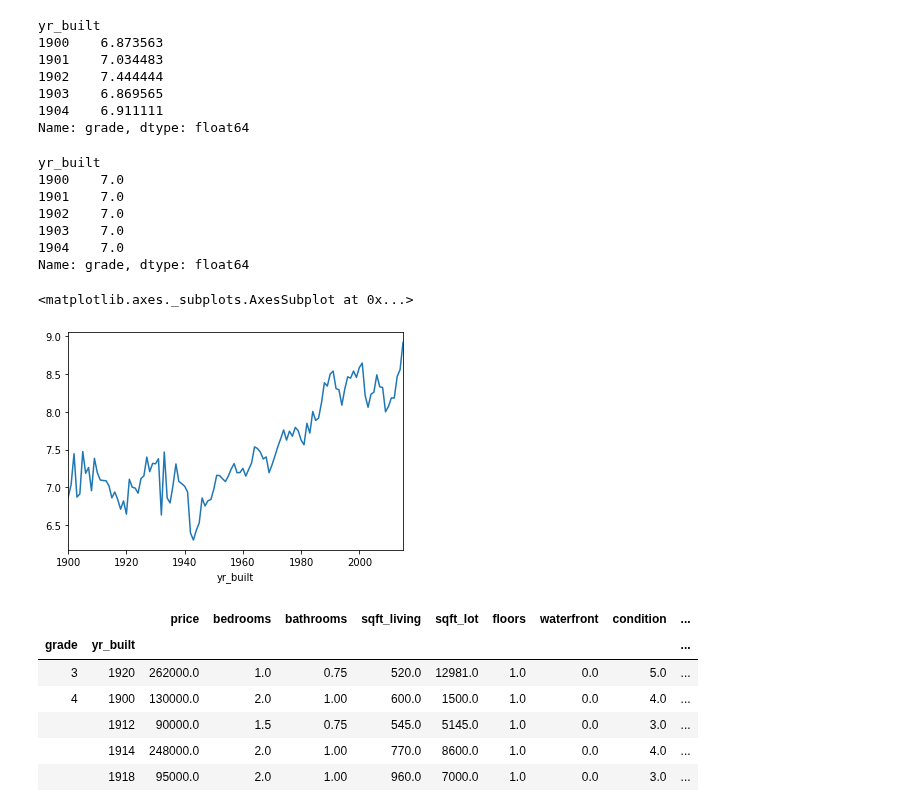
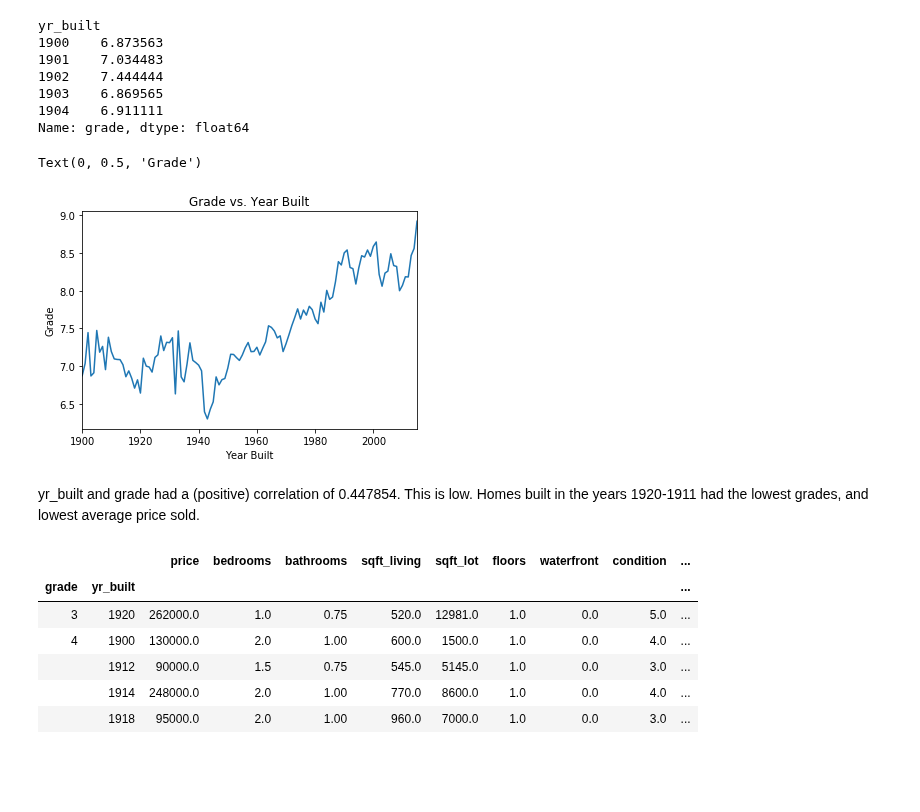
Before and after one commit to EricaSG/dsc-mod-2-project-v2-1-onl01-dtsc-ft-041320, a Jupyter notebook: Question3.ipynb, the cells around one changed output. Drawn from its saved outputs; the diff is of its cells as text; code cells hidden in the pictures; blank space fills up the shorter version.

```diff
--- a/Question3.ipynb
+++ b/Question3.ipynb
@@ -65,22 +73,16 @@ yr_built
 1903    6.869565
 1904    6.911111
 Name: grade, dtype: float64
-# %%
-grade_build = df.groupby('yr_built')['grade'].median()
-grade_build.head()
-# %% [output]
-yr_built
-1900    7.0
-1901    7.0
-1902    7.0
-1903    7.0
-1904    7.0
-Name: grade, dtype: float64
-# %%
-grade_build.plot()
-# %% [output]
-<matplotlib.axes._subplots.AxesSubplot at 0x...>
-[figure, removed]
+# %%
+grade_build.plot()
+plt.title('Grade vs. Year Built')
+plt.xlabel('Year Built')
+plt.ylabel('Grade')
+# %% [output]
+Text(0, 0.5, 'Grade')
+[figure, added]
+# %% [markdown]
+yr_built and grade had a (positive) correlation of 0.447854. This is low. Homes built in the years 1920-1911 had the lowest grades, and lowest average price sold.
 # %%
 df = df.groupby(['grade', 'yr_built']).mean()
 df.head()
```
Also changed, not shown: parts of 14 cells of this notebook.
